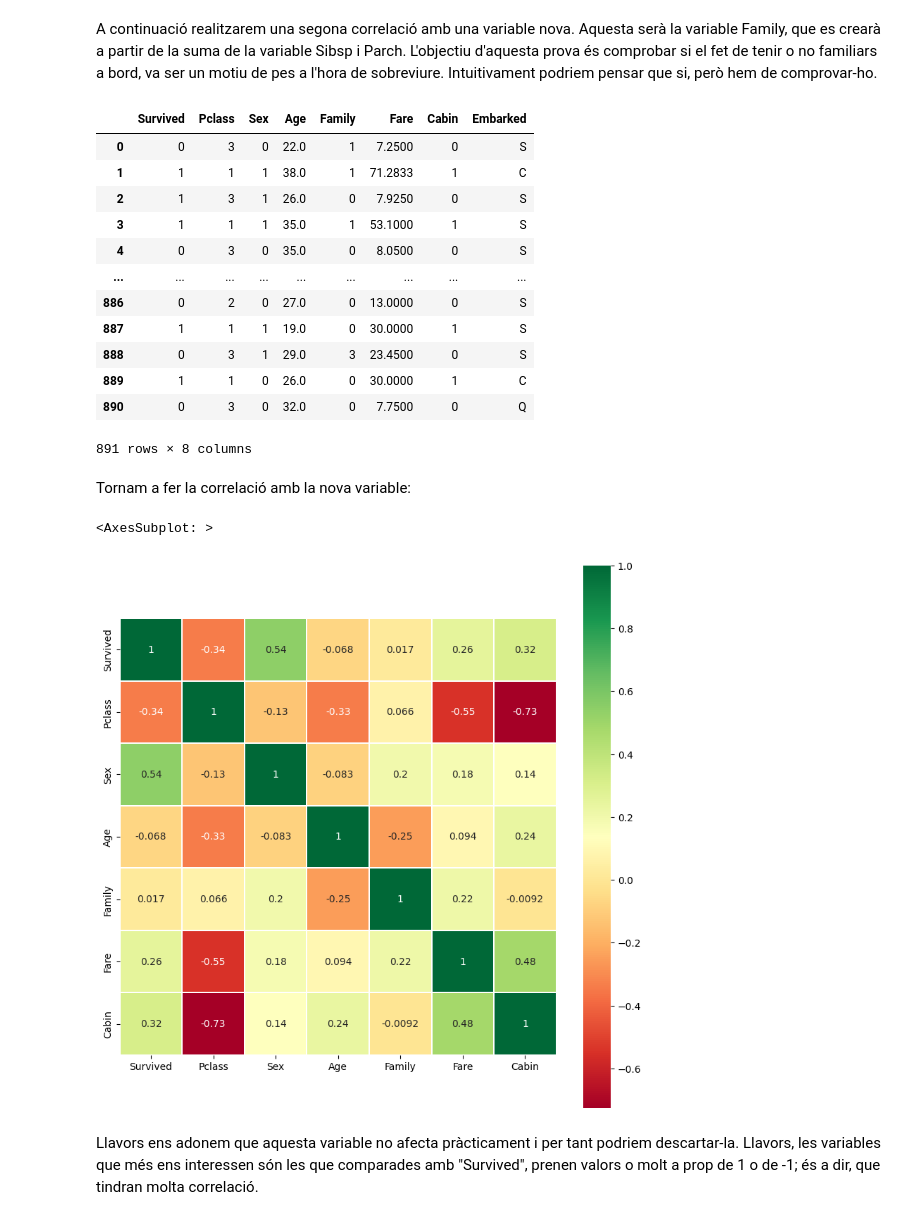
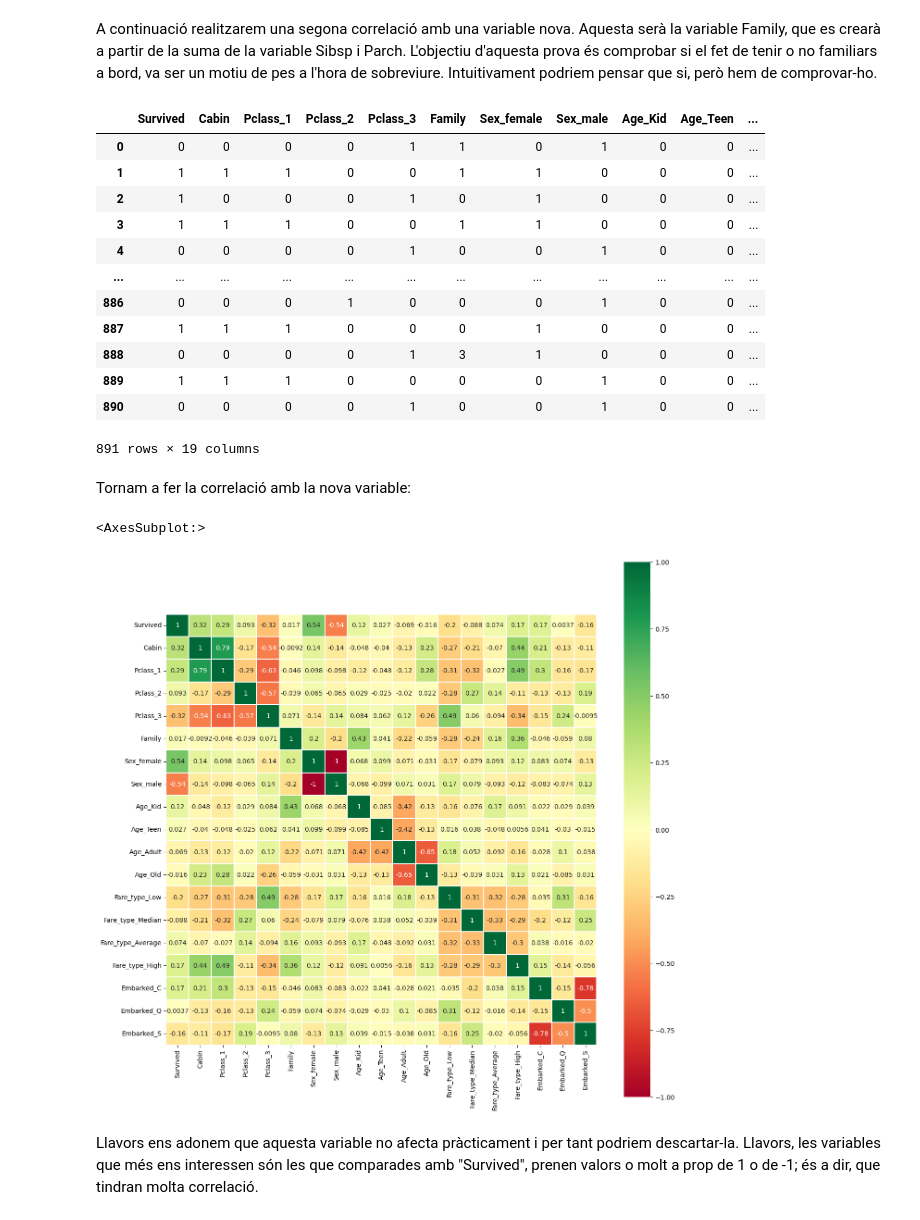
Before and after one commit to Luisbp27/practica2_ia, a Jupyter notebook: src/main.ipynb, the cells around one changed output. Saved outputs shown, nothing was run; the diff lists cells and outputs as text; code cells hidden in the pictures.

```diff
--- a/src/main.ipynb
+++ b/src/main.ipynb
@@ -139,10 +141,10 @@ Finalment, realtizarem una caracterització de les variables categòriques:
 # %%
-# Classificam la variable Fare
-for i in model["Fare"]:
-    model["Fare_bin"] = pd.cut(model["Fare"], bins=[0, 7.91, 14.45, 31, 120], labels=["Low", "Median", "Average", "High"])
+model["Fare"] = pd.cut(model["Fare"], bins=[0, 7.91, 14.45, 31, 120], labels=["Low", "Median", "Average", "High"])
 
-model = pd.get_dummies(model, columns=["Pclass", "Sex", "Embarked", "Fare"], prefix=["Pclass_", "Sex_", "Embarked_", "Fare_type_"])
+# L'esperança de vida al 1912 era de 35 anys
+model["Age"] = pd.cut(model["Age"], bins=[0, 12, 18, 40, 100], labels=["Kid", "Teen", "Adult", "Old"])
+
+model = pd.get_dummies(model, columns=["Pclass", "Sex", "Age", "Fare", "Embarked"], prefix=["Pclass", "Sex", "Age", "Fare_type", "Embarked"])
+
 model
-
-# Columna Embarked
 # %% [output]
@@ -162,43 +176,42 @@ A continuació realitzarem una segona correlació amb una variable nova. Aquesta
 # %%
 sibsp = model["SibSp"]
 parch = model["Parch"]
 family = []
 
 # Cream la nova columna family
 for i in range(len(sibsp)):
     family.append(sibsp[i] + parch[i])
 
 # Eliminam les variables sibsp i parch del dataset
 del model["SibSp"]
 del model["Parch"]
 
 # Afegim la columna family
-model.insert(4, "Family", family, True)
+model.insert(5, "Family", family, True)
 
 model
 # %% [output]
-|  | Survived | Pclass | Sex | Age | Family | Fare | Cabin | Embarked |
-| 0 | 0 | 3 | 0 | 22.0 | 1 | 7.2500 | 0 | S |
-| 1 | 1 | 1 | 1 | 38.0 | 1 | 71.2833 | 1 | C |
-| 2 | 1 | 3 | 1 | 26.0 | 0 | 7.9250 | 0 | S |
-| 3 | 1 | 1 | 1 | 35.0 | 1 | 53.1000 | 1 | S |
-| 4 | 0 | 3 | 0 | 35.0 | 0 | 8.0500 | 0 | S |
-| ... | ... | ... | ... | ... | ... | ... | ... | ... |
-| 886 | 0 | 2 | 0 | 27.0 | 0 | 13.0000 | 0 | S |
-| 887 | 1 | 1 | 1 | 19.0 | 0 | 30.0000 | 1 | S |
-| 888 | 0 | 3 | 1 | 29.0 | 3 | 23.4500 | 0 | S |
-| 889 | 1 | 1 | 0 | 26.0 | 0 | 30.0000 | 1 | C |
-| 890 | 0 | 3 | 0 | 32.0 | 0 | 7.7500 | 0 | Q |
+|  | Survived | Cabin | Pclass_1 | Pclass_2 | Pclass_3 | Family | Sex_female | Sex_male | Age_Kid | Age_Teen | ... |
+| 0 | 0 | 0 | 0 | 0 | 1 | 1 | 0 | 1 | 0 | 0 | ... |
+| 1 | 1 | 1 | 1 | 0 | 0 | 1 | 1 | 0 | 0 | 0 | ... |
+| 2 | 1 | 0 | 0 | 0 | 1 | 0 | 1 | 0 | 0 | 0 | ... |
+| 3 | 1 | 1 | 1 | 0 | 0 | 1 | 1 | 0 | 0 | 0 | ... |
+| 4 | 0 | 0 | 0 | 0 | 1 | 0 | 0 | 1 | 0 | 0 | ... |
+| ... | ... | ... | ... | ... | ... | ... | ... | ... | ... | ... | ... |
+| 886 | 0 | 0 | 0 | 1 | 0 | 0 | 0 | 1 | 0 | 0 | ... |
+| 887 | 1 | 1 | 1 | 0 | 0 | 0 | 1 | 0 | 0 | 0 | ... |
+| 888 | 0 | 0 | 0 | 0 | 1 | 3 | 1 | 0 | 0 | 0 | ... |
+| 889 | 1 | 1 | 1 | 0 | 0 | 0 | 0 | 1 | 0 | 0 | ... |
+| 890 | 0 | 0 | 0 | 0 | 1 | 0 | 0 | 1 | 0 | 0 | ... |
-891 rows × 8 columns
+891 rows × 19 columns
 # %% [markdown]
 Tornam a fer la correlació amb la nova variable:
 # %%
-
-corr_fig = plt.figure(figsize=(10,10))
+corr_fig = plt.figure(figsize=(15,15))
 sns.heatmap(model.corr(), annot=True, square=True, cmap="RdYlGn", linewidths=0.2)
 # %% [output]
-<AxesSubplot: >
+<AxesSubplot:>
-[figure, old version]
+[figure, new version]
 # %% [markdown]
 Llavors ens adonem que aquesta variable no afecta pràcticament i per tant podriem descartar-la. Llavors, les variables que més ens interessen són les que comparades amb "Survived", prenen valors o molt a prop de 1 o de -1; és a dir, que tindran molta correlació.
 # %%
```
Also changed, not shown: parts of 75 cells of this notebook.
